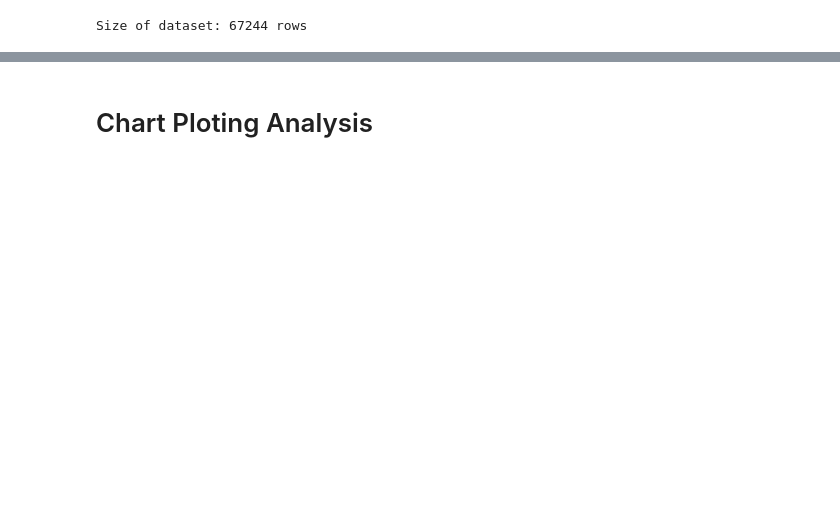
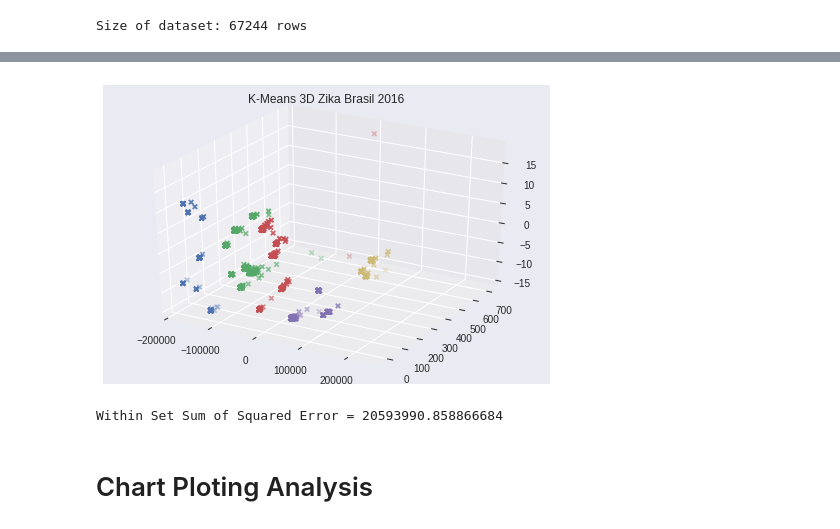
Before and after one commit to v4ires/zika-analysis, a Jupyter notebook: draft_algorithm.ipynb, the cells around one changed output, grey strips where cells are left out. Cells and saved outputs as stored; diff of their text form; code cells hidden in the pictures; blank space fills up the shorter version.

```diff
--- a/draft_algorithm.ipynb
+++ b/draft_algorithm.ipynb
@@ -215,2 +145,38 @@ Within Set Sum of Squared Error = 630684.579172
+# %%
+#Ploting in 3D
+pca_zika = cities_last_week_zika_rdd.collect()
+pca = decomposition.PCA(n_components=3)
+pca_zika = pca.fit_transform(pca_zika)
+
+pca_zika_rdd = sc.parallelize(pca_zika)
+clusters_rdd = KMeans.train(pca_zika_rdd, 5, initializationMode='random')
+
+dic_cluster = defaultdict(list)
+all_data = pca_zika_rdd.collect()
+
+[dic_cluster[clusters_rdd.predict(item)].append(item) for item in all_data]
+
+fig = plt.figure()
+ax = fig.add_subplot(111, projection='3d')
+for key in dic_cluster:
+    x_arr = [dic_cluster[key][index][0] for index in range(0, len(dic_cluster[key]))]
+    y_arr = [dic_cluster[key][index][1] for index in range(0, len(dic_cluster[key]))]
+    z_arr = [dic_cluster[key][index][2] for index in range(0, len(dic_cluster[key]))]
+    ax.scatter(x_arr, y_arr, z_arr, marker='x')
+
+plt.title('K-Means 3D Zika Brasil 2016')
+plt.savefig('/home/aires/git/zika-analysis/output/kmeans-zika3d.pdf')
+plt.show()
+# %% [output]
+[figure, added]
+# %%
+#Calculate K-Means Algorithm Error
+WSSSE = pca_zika_rdd\
+            .map(lambda point: kmeans_error(point, clusters_rdd))\
+            .reduce(lambda x, y: x + y)
+
+print('Within Set Sum of Squared Error = ' + str(WSSSE))
+# %% [output]
+Within Set Sum of Squared Error = 20593990.858866684
 # %% [markdown]
 # Chart Ploting Analysis
```
Also changed, not shown: parts of 30 cells of this notebook, 22 other files.
